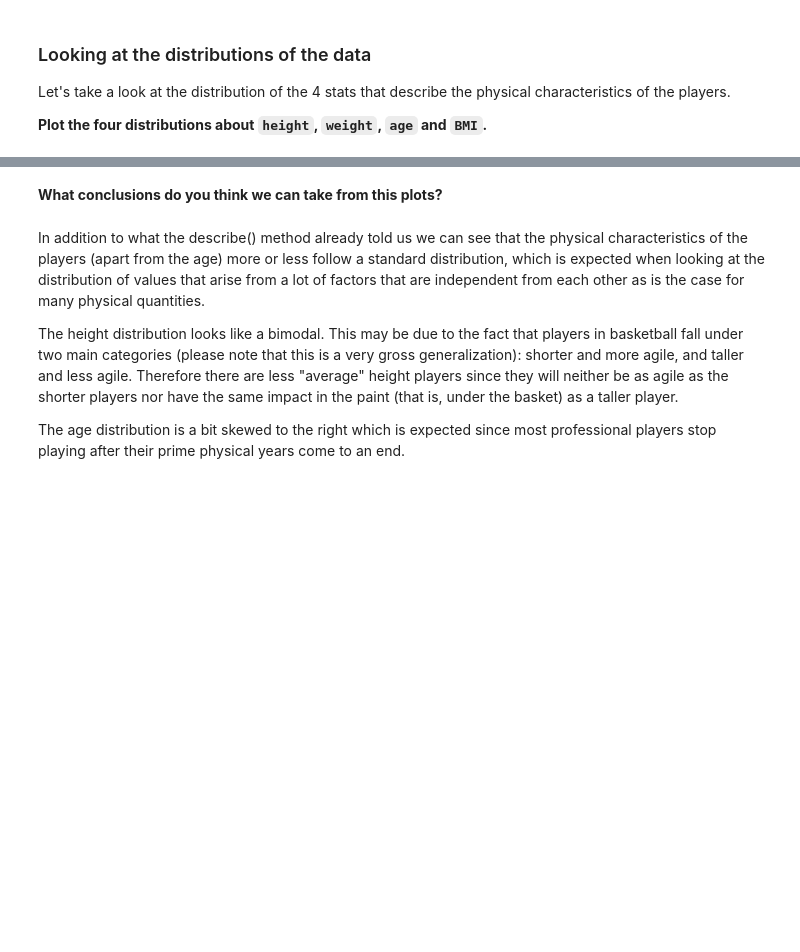
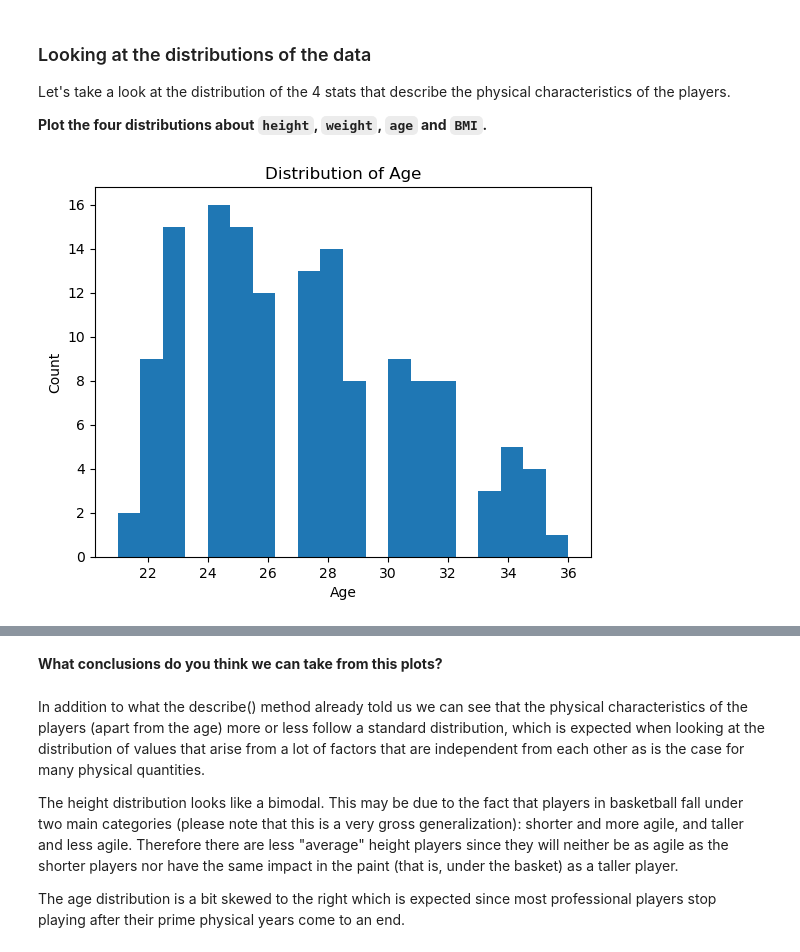
Before and after one commit to ta-data-lis/M2-mini-project2, a Jupyter notebook: your-code/2.-Exploratory-Data-Analysis.ipynb, the cells around one changed output, grey strips where cells are left out. Drawn from its saved outputs; the diff is of its cells as text; code cells hidden in the pictures; blank space fills up the shorter version.

```diff
--- a/your-code/2.-Exploratory-Data-Analysis.ipynb
+++ b/your-code/2.-Exploratory-Data-Analysis.ipynb
@@ -17,3 +17,5 @@ pd.set_option('display.max_columns', 100)
 Let's load the cleaned dataset first. Import it with the name `wnba` and show the head.
 # %%
 #your code here
+wnba = pd.read_csv('wnba_clean.csv')
+wnba
@@ -36,0 +73,9 @@ Let's take a look at the distribution of the 4 stats that describe the physical
+# %%
+#your code here
+plt.hist(wnba['Age'], bins=20)
+plt.xlabel('Age')
+plt.ylabel('Count')
+plt.title('Distribution of Age')
+plt.show()
+# %% [output]
+[figure, added]
```
Also changed, not shown: parts of 17 cells of this notebook, 3 other files.
